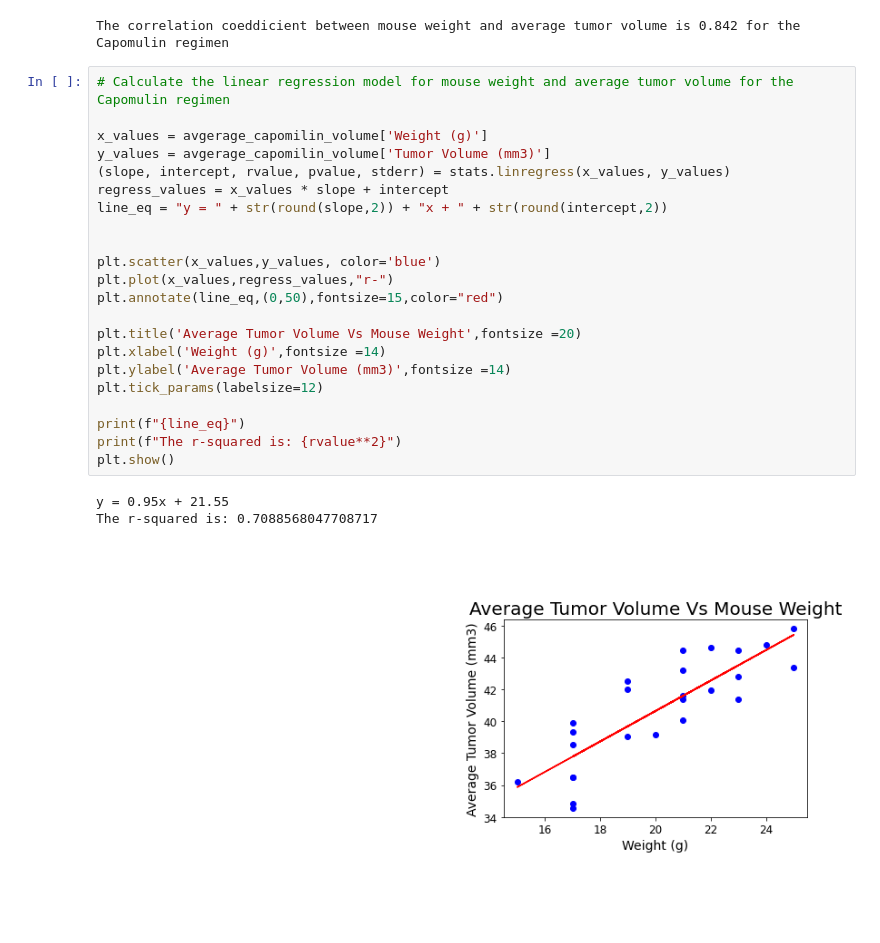
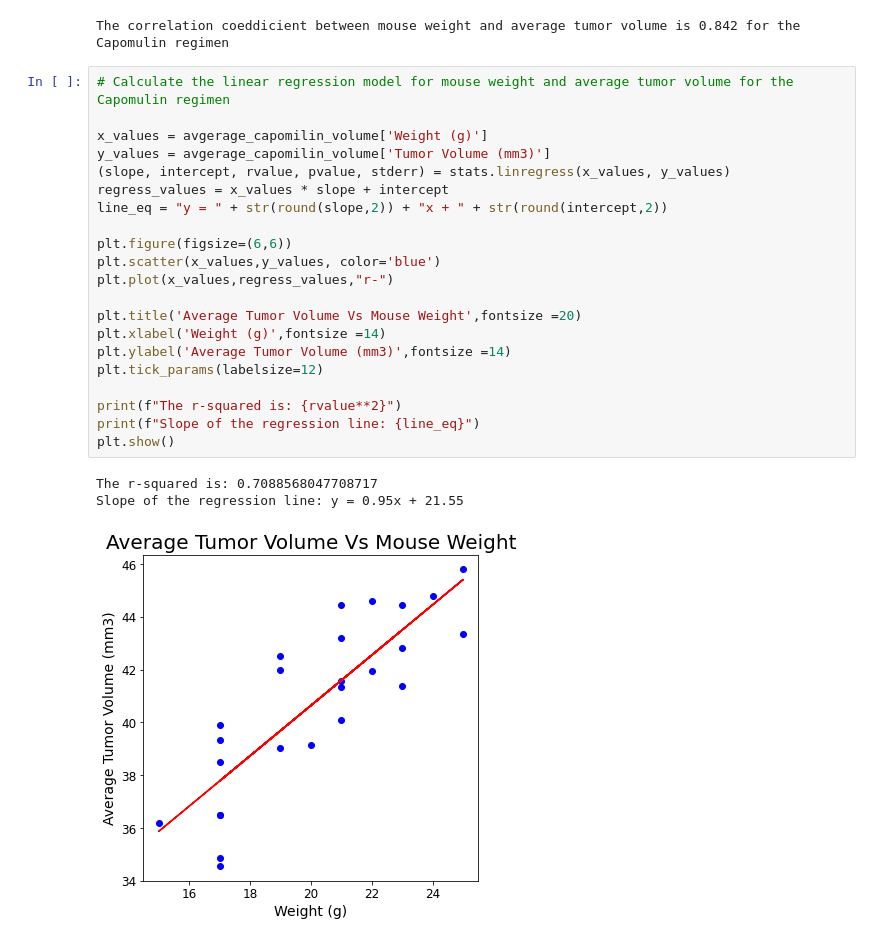
Before and after one commit to FAufenger/Matplotlib-Pharmaceutical, a Jupyter notebook: matplotlib-challenge/matplotlib_pymaceuticals.ipynb, the cells around one changed output. Drawn from its saved outputs; the diff is of its cells as text; blank space fills up the shorter version.

```diff
--- a/matplotlib-challenge/matplotlib_pymaceuticals.ipynb
+++ b/matplotlib-challenge/matplotlib_pymaceuticals.ipynb
@@ -358,26 +358,25 @@ The correlation coeddicient between mouse weight and average tumor volume is 0.8
 # %%
 # Calculate the linear regression model for mouse weight and average tumor volume for the Capomulin regimen
 
 x_values = avgerage_capomilin_volume['Weight (g)']
 y_values = avgerage_capomilin_volume['Tumor Volume (mm3)']
 (slope, intercept, rvalue, pvalue, stderr) = stats.linregress(x_values, y_values)
 regress_values = x_values * slope + intercept
 line_eq = "y = " + str(round(slope,2)) + "x + " + str(round(intercept,2))
 
-
+plt.figure(figsize=(6,6))
 plt.scatter(x_values,y_values, color='blue')
 plt.plot(x_values,regress_values,"r-")
-plt.annotate(line_eq,(0,50),fontsize=15,color="red")
 
 plt.title('Average Tumor Volume Vs Mouse Weight',fontsize =20)
 plt.xlabel('Weight (g)',fontsize =14)
 plt.ylabel('Average Tumor Volume (mm3)',fontsize =14)
 plt.tick_params(labelsize=12)
 
-print(f"{line_eq}")
 print(f"The r-squared is: {rvalue**2}")
+print(f"Slope of the regression line: {line_eq}")
 plt.show()
 # %% [output]
-y = 0.95x + 21.55
 The r-squared is: 0.7088568047708717
+Slope of the regression line: y = 0.95x + 21.55
-[figure, old version]
+[figure, new version]
```
